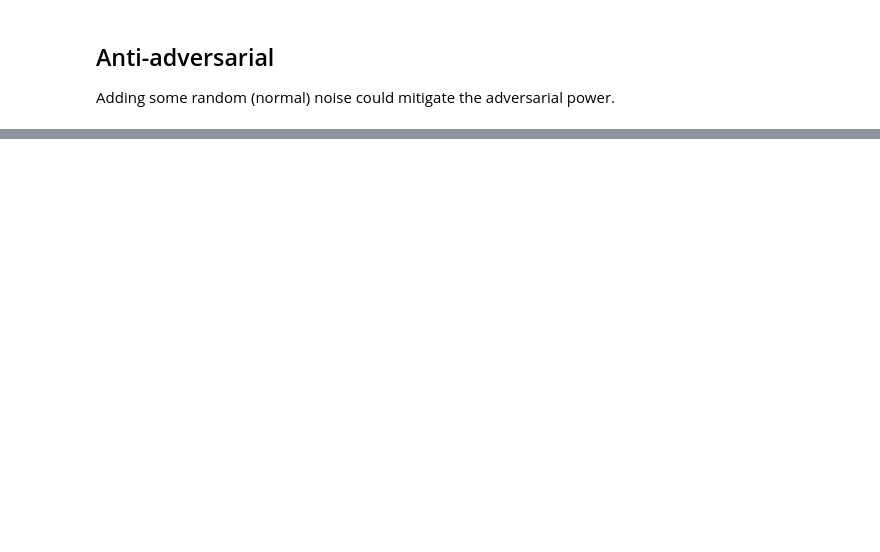
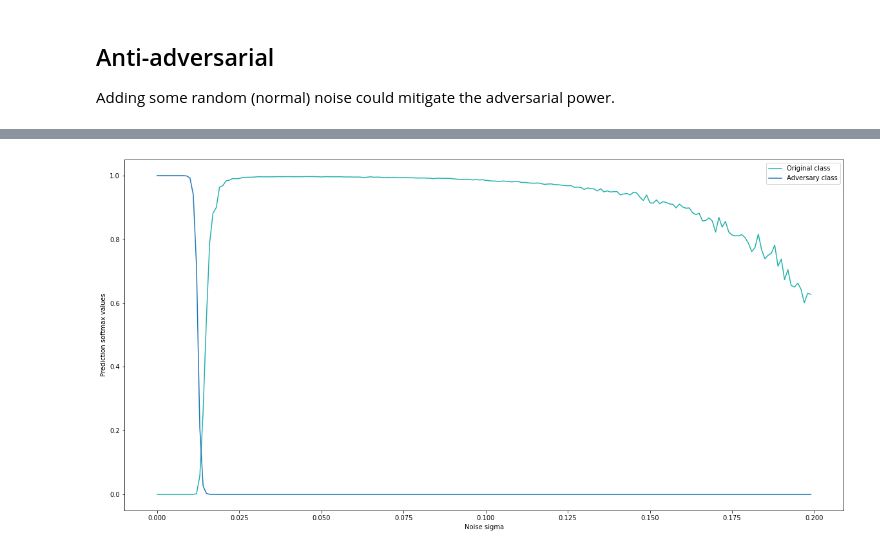
Before and after one commit to Theys96/adversarial-nn, a Jupyter notebook: code/basic_iterative/basic_iterative.ipynb, the cells around one changed output, grey strips where cells are left out. Drawn from its saved outputs; the diff is of its cells as text; code cells hidden in the pictures; blank space fills up the shorter version.

```diff
--- a/code/basic_iterative/basic_iterative.ipynb
+++ b/code/basic_iterative/basic_iterative.ipynb
@@ -49,0 +43,6 @@ Predicted class: espresso
+# %%
+# Print the predicted class of the picture
+print("Predicted class: %d, %s" % (pred.max(dim=1)[1].item(), imagenet_classes[pred.max(dim=1)[1].item()]))
+
+# We will be training our adversary examples against this label.
+train_against_label = pred.max(dim=1)[1].item()
@@ -183,0 +161,6 @@ Predicted probability: 0.3150477707386017
+# %%
+# Prediction
+pred_adv = model(normalize_resnet50(anti_adversarial))
+print("Predicted class: %d, %s" % (pred_adv.max(dim=1)[1].item(), imagenet_classes[pred_adv.max(dim=1)[1].item()]))
+print("Probability: %f%%" % (nn.Softmax(dim=1)(pred_adv)[0,pred_adv.max(dim=1)[1].item()].item() * 100) )
+print("Probability of adversary class: %f%%" % (nn.Softmax(dim=1)(pred_adv)[0,target_label].item() * 100) )
@@ -183,0 +171,21 @@ Predicted probability: 0.3150477707386017
+# %%
+# Analyse relation between noise stdev and class probabilities
+noise_amps  = np.arange(0, .2, 0.001)
+num_samples = 20
+
+probs_cls = np.zeros((noise_amps.shape[0], num_samples))
+probs_adv = np.zeros((noise_amps.shape[0], num_samples))
+
+for i, noise_amp in enumerate(noise_amps):
+    for n in range(num_samples):
+        noise = torch.from_numpy(np.random.normal(0, noise_amp, espresso_tensor.shape)).float()
+        anti_adversarial = (espresso_targeted_adv + noise).data.clamp_(0,1)
+        pred_adv = model(normalize_resnet50(anti_adversarial))
+        probs_cls[i, n] = nn.Softmax(dim=1)(pred_adv)[0,train_against_label].item()
+        probs_adv[i, n] = nn.Softmax(dim=1)(pred_adv)[0,target_label].item()
+    print("%d / %d" % (i + 1, noise_amps.shape[0]))
+
+probs_cls_mean = np.mean(probs_cls, axis = 1 )
+probs_cls_std  = np.std(probs_cls, axis = 1 )
+probs_adv_mean = np.mean(probs_adv, axis = 1 )
+probs_adv_std  = np.std(probs_adv, axis = 1 )
@@ -183,0 +210,10 @@ Predicted probability: 0.3150477707386017
+# %%
+fig = plt.figure(figsize = (20,10));
+ax  = fig.gca();
+ax.plot(noise_amps, probs_cls_mean, label = "Original class", color = "lightseagreen");
+ax.plot(noise_amps, probs_adv_mean, label = "Adversary class");
+ax.set_xlabel("Noise sigma");
+ax.set_ylabel("Prediction softmax values");
+ax.legend();
+# %% [output]
+[figure, added]
```
Also changed, not shown: parts of 27 cells of this notebook.
